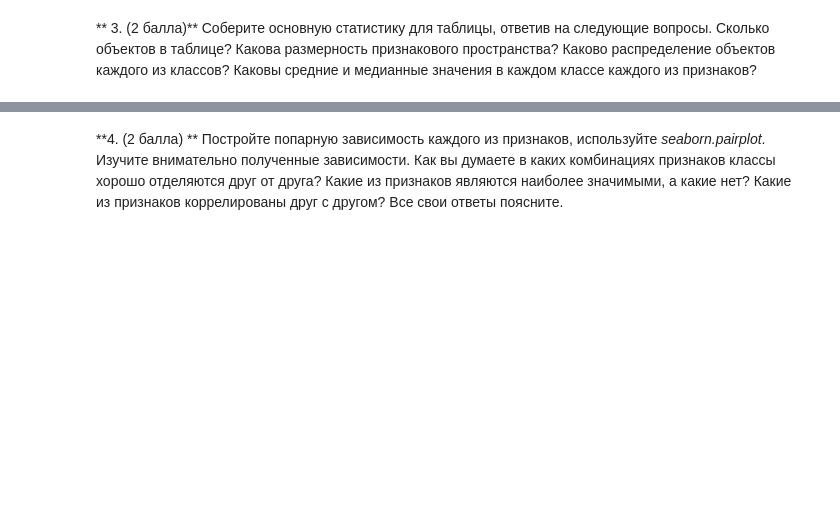
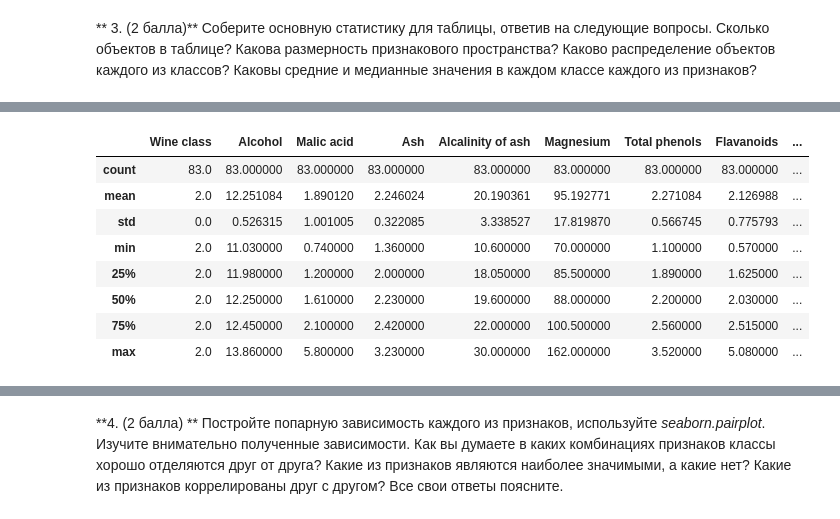
Before and after one commit to creaciond/3rd-year-programming, a Jupyter notebook: homeworks/2018-02-03 lab1.ipynb, the cells around one changed output, grey strips where cells are left out. Drawn from its saved outputs; the diff is of its cells as text; code cells hidden in the pictures; blank space fills up the shorter version.

```diff
--- a/homeworks/2018-02-03 lab1.ipynb
+++ b/homeworks/2018-02-03 lab1.ipynb
@@ -114,0 +171,12 @@ YOUR ANSWER HERE
+# %%
+wine_data[wine_data["Wine class"] == 2].describe()
+# %% [output]
+|  | Wine class | Alcohol | Malic acid | Ash | Alcalinity of ash | Magnesium | Total phenols | Flavanoids | ... |
+| count | 83.0 | 83.000000 | 83.000000 | 83.000000 | 83.000000 | 83.000000 | 83.000000 | 83.000000 | ... |
+| mean | 2.0 | 12.251084 | 1.890120 | 2.246024 | 20.190361 | 95.192771 | 2.271084 | 2.126988 | ... |
+| std | 0.0 | 0.526315 | 1.001005 | 0.322085 | 3.338527 | 17.819870 | 0.566745 | 0.775793 | ... |
+| min | 2.0 | 11.030000 | 0.740000 | 1.360000 | 10.600000 | 70.000000 | 1.100000 | 0.570000 | ... |
+| 25% | 2.0 | 11.980000 | 1.200000 | 2.000000 | 18.050000 | 85.500000 | 1.890000 | 1.625000 | ... |
+| 50% | 2.0 | 12.250000 | 1.610000 | 2.230000 | 19.600000 | 88.000000 | 2.200000 | 2.030000 | ... |
+| 75% | 2.0 | 12.450000 | 2.100000 | 2.420000 | 22.000000 | 100.500000 | 2.560000 | 2.515000 | ... |
+| max | 2.0 | 13.860000 | 5.800000 | 3.230000 | 30.000000 | 162.000000 | 3.520000 | 5.080000 | ... |
```
Also changed, not shown: parts of 16 cells of this notebook.
